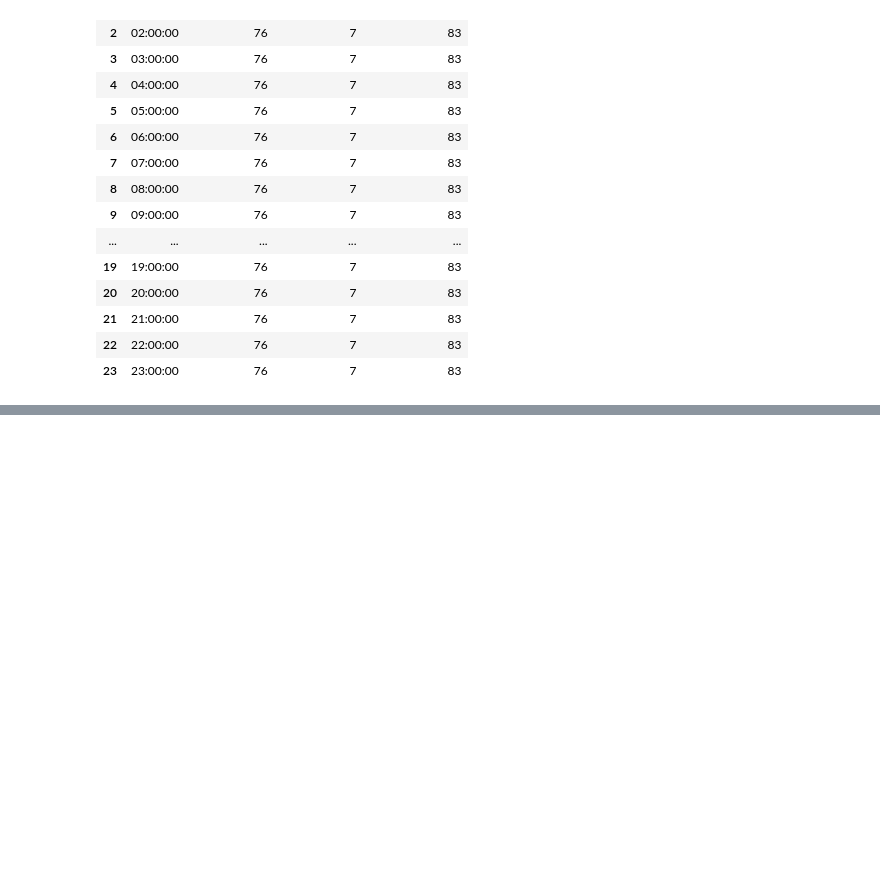
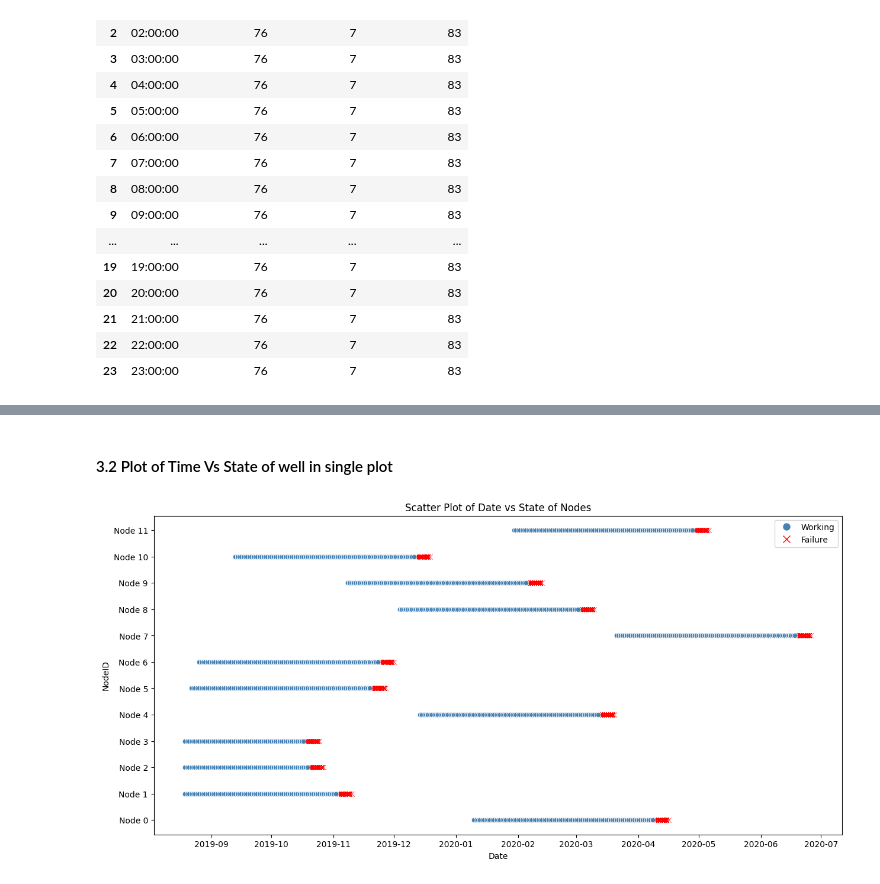
Before and after one commit to kameshcodes/ms-project, a Jupyter notebook: notebooks/data-understanding.ipynb, the cells around one changed output, grey strips where cells are left out. Drawn from its saved outputs; the diff is of its cells as text; code cells hidden in the pictures; blank space fills up the shorter version.

```diff
--- a/notebooks/data-understanding.ipynb
+++ b/notebooks/data-understanding.ipynb
@@ -288,0 +732,29 @@ grouped_data
+# %% [markdown]
+#### 3.2 Plot of Time Vs State of well in single plot
+# %%
+plt.figure(figsize=(15, 7))
+
+
+for i in range(12):
+    passes = df[(df['Label'] == 0) & (df['NodeID'] == i)]
+    failures = df[(df['Label'] == 1) & (df['NodeID'] == i)]
+
+    sns.scatterplot(x=failures['Date'], y=[i] * len(failures), color='red', marker='x')
+    sns.scatterplot(x=passes['Date'], y=[i] * len(passes), color='steelblue', marker='o')
+
+    sns.lineplot(x=failures['Date'], y=[i] * len(failures), color='red', alpha=0.5, lw=1)
+
+    start_date_failures = failures['Date'].min()
+    start_time_failures = failures[failures['Date'] == start_date_failures]['Time'].iloc[0]
+
+working_legend = mlines.Line2D([], [], color='steelblue', marker='o', linestyle='None', markersize=8, label='Working')
+failure_legend = mlines.Line2D([], [], color='red', marker='x', linestyle='None', markersize=8, label='Failure')
+plt.legend(handles=[working_legend, failure_legend], loc='upper right')
+
+plt.title('Scatter Plot of Date vs State of Nodes')
+plt.xlabel('Date')
+plt.ylabel('NodeID')
+plt.yticks(range(12), [f'Node {i}' for i in range(12)])
+plt.show()
+# %% [output]
+[figure, added]
```
Also changed, not shown: parts of 66 cells of this notebook.
